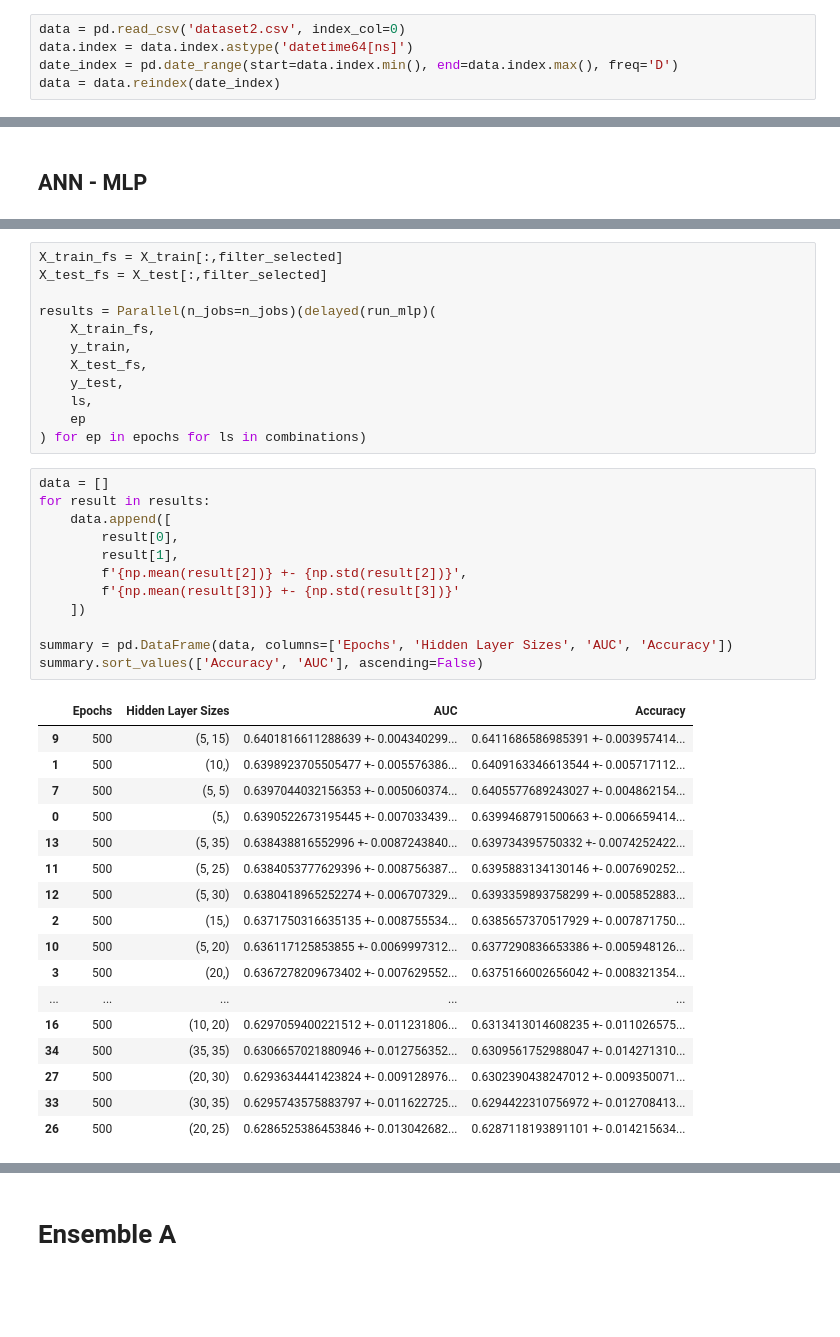
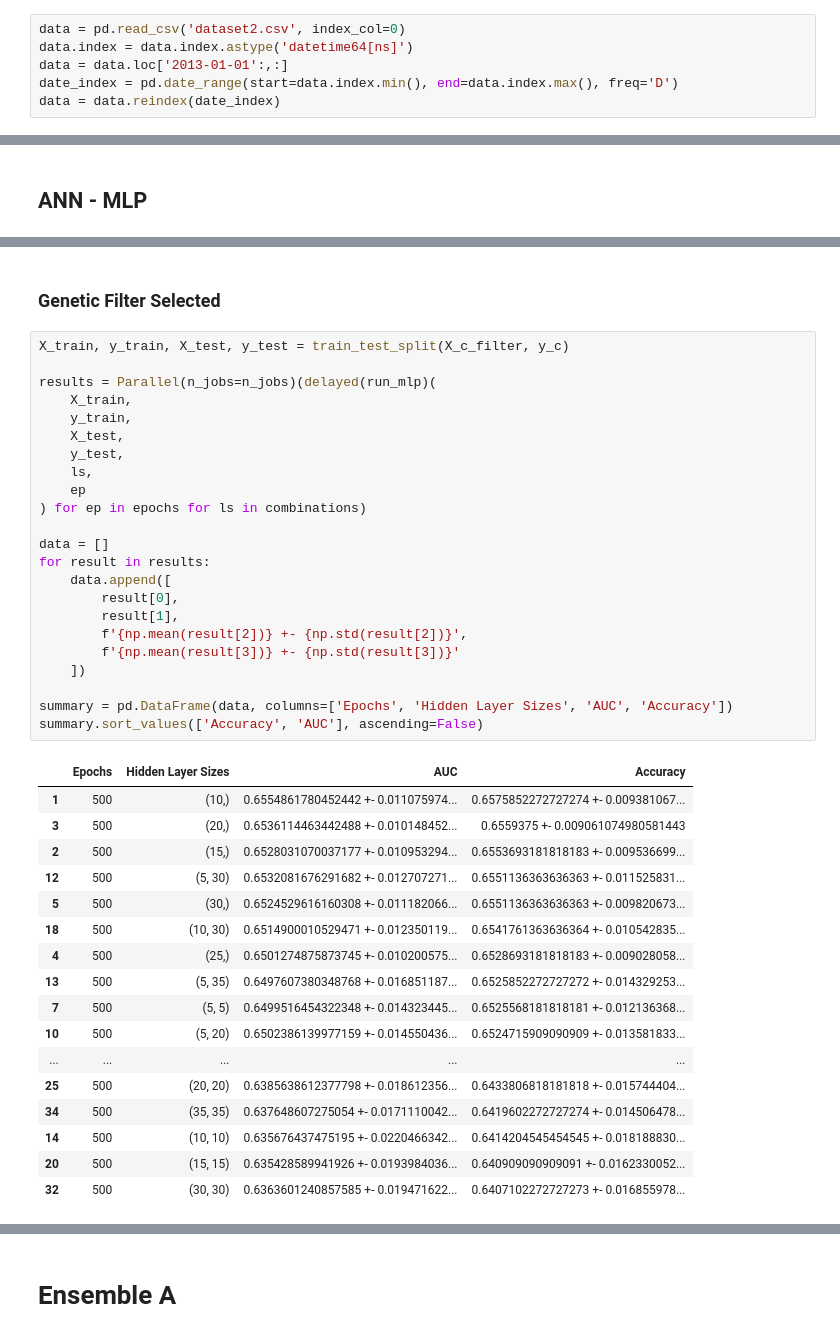
Before and after one commit to IgorTrevelin/MBA_TCC, a Jupyter notebook: main2.ipynb, the cells around one changed output, grey strips where cells are left out. Saved outputs shown, nothing was run; the diff lists cells and outputs as text; blank space fills up the shorter version.

```diff
--- a/main2.ipynb
+++ b/main2.ipynb
@@ -14,6 +14,7 @@ n_jobs = 15 # number of parallel jobs to run in parallel
 # %%
 data = pd.read_csv('dataset2.csv', index_col=0)
 data.index = data.index.astype('datetime64[ns]')
+data = data.loc['2013-01-01':,:]
 date_index = pd.date_range(start=data.index.min(), end=data.index.max(), freq='D')
 data = data.reindex(date_index)
 # %%
@@ -294,42 +375,43 @@ filter_selected = np.nonzero(ga.best_solution()[0])[0]
+# %% [markdown]
+### Genetic Filter Selected
 # %%
-X_train_fs = X_train[:,filter_selected]
-X_test_fs = X_test[:,filter_selected]
+X_train, y_train, X_test, y_test = train_test_split(X_c_filter, y_c)
 
 results = Parallel(n_jobs=n_jobs)(delayed(run_mlp)(
-    X_train_fs,
+    X_train,
     y_train,
-    X_test_fs,
+    X_test,
     y_test,
     ls,
     ep
 ) for ep in epochs for ls in combinations)
+
+data = []
+for result in results:
+    data.append([
+        result[0],
+        result[1],
+        f'{np.mean(result[2])} +- {np.std(result[2])}',
+        f'{np.mean(result[3])} +- {np.std(result[3])}'
+    ])
+
+summary = pd.DataFrame(data, columns=['Epochs', 'Hidden Layer Sizes', 'AUC', 'Accuracy'])
+summary.sort_values(['Accuracy', 'AUC'], ascending=False)
+# %% [output]
+|  | Epochs | Hidden Layer Sizes | AUC | Accuracy |
+| 1 | 500 | (10,) | 0.6554861780452442 +- 0.011075974... | 0.6575852272727274 +- 0.009381067... |
+| 3 | 500 | (20,) | 0.6536114463442488 +- 0.010148452... | 0.6559375 +- 0.009061074980581443 |
+| 2 | 500 | (15,) | 0.6528031070037177 +- 0.010953294... | 0.6553693181818183 +- 0.009536699... |
+| 12 | 500 | (5, 30) | 0.6532081676291682 +- 0.012707271... | 0.6551136363636363 +- 0.011525831... |
+| 5 | 500 | (30,) | 0.6524529616160308 +- 0.011182066... | 0.6551136363636363 +- 0.009820673... |
+| 18 | 500 | (10, 30) | 0.6514900010529471 +- 0.012350119... | 0.6541761363636364 +- 0.010542835... |
+| 4 | 500 | (25,) | 0.6501274875873745 +- 0.010200575... | 0.6528693181818183 +- 0.009028058... |
+| 13 | 500 | (5, 35) | 0.6497607380348768 +- 0.016851187... | 0.6525852272727272 +- 0.014329253... |
+| 7 | 500 | (5, 5) | 0.6499516454322348 +- 0.014323445... | 0.6525568181818181 +- 0.012136368... |
+| 10 | 500 | (5, 20) | 0.6502386139977159 +- 0.014550436... | 0.6524715909090909 +- 0.013581833... |
+| ... | ... | ... | ... | ... |
+| 25 | 500 | (20, 20) | 0.6385638612377798 +- 0.018612356... | 0.6433806818181818 +- 0.015744404... |
+| 34 | 500 | (35, 35) | 0.637648607275054 +- 0.0171110042... | 0.6419602272727274 +- 0.014506478... |
+| 14 | 500 | (10, 10) | 0.635676437475195 +- 0.0220466342... | 0.6414204545454545 +- 0.018188830... |
+| 20 | 500 | (15, 15) | 0.635428589941926 +- 0.0193984036... | 0.640909090909091 +- 0.0162330052... |
+| 32 | 500 | (30, 30) | 0.6363601240857585 +- 0.019471622... | 0.6407102272727273 +- 0.016855978... |
-# %%
-data = []
-for result in results:
-    data.append([
-        result[0],
-        result[1],
-        f'{np.mean(result[2])} +- {np.std(result[2])}',
-        f'{np.mean(result[3])} +- {np.std(result[3])}'
-    ])
-
-summary = pd.DataFrame(data, columns=['Epochs', 'Hidden Layer Sizes', 'AUC', 'Accuracy'])
-summary.sort_values(['Accuracy', 'AUC'], ascending=False)
-# %% [output]
-|  | Epochs | Hidden Layer Sizes | AUC | Accuracy |
-| 9 | 500 | (5, 15) | 0.6401816611288639 +- 0.004340299... | 0.6411686586985391 +- 0.003957414... |
-| 1 | 500 | (10,) | 0.6398923705505477 +- 0.005576386... | 0.6409163346613544 +- 0.005717112... |
-| 7 | 500 | (5, 5) | 0.6397044032156353 +- 0.005060374... | 0.6405577689243027 +- 0.004862154... |
-| 0 | 500 | (5,) | 0.6390522673195445 +- 0.007033439... | 0.6399468791500663 +- 0.006659414... |
-| 13 | 500 | (5, 35) | 0.638438816552996 +- 0.0087243840... | 0.639734395750332 +- 0.0074252422... |
-| 11 | 500 | (5, 25) | 0.6384053777629396 +- 0.008756387... | 0.6395883134130146 +- 0.007690252... |
-| 12 | 500 | (5, 30) | 0.6380418965252274 +- 0.006707329... | 0.6393359893758299 +- 0.005852883... |
-| 2 | 500 | (15,) | 0.6371750316635135 +- 0.008755534... | 0.6385657370517929 +- 0.007871750... |
-| 10 | 500 | (5, 20) | 0.636117125853855 +- 0.0069997312... | 0.6377290836653386 +- 0.005948126... |
-| 3 | 500 | (20,) | 0.6367278209673402 +- 0.007629552... | 0.6375166002656042 +- 0.008321354... |
-| ... | ... | ... | ... | ... |
-| 16 | 500 | (10, 20) | 0.6297059400221512 +- 0.011231806... | 0.6313413014608235 +- 0.011026575... |
-| 34 | 500 | (35, 35) | 0.6306657021880946 +- 0.012756352... | 0.6309561752988047 +- 0.014271310... |
-| 27 | 500 | (20, 30) | 0.6293634441423824 +- 0.009128976... | 0.6302390438247012 +- 0.009350071... |
-| 33 | 500 | (30, 35) | 0.6295743575883797 +- 0.011622725... | 0.6294422310756972 +- 0.012708413... |
-| 26 | 500 | (20, 25) | 0.6286525386453846 +- 0.013042682... | 0.6287118193891101 +- 0.014215634... |
```
Also changed, not shown: parts of 38 cells of this notebook, 2 other files.
